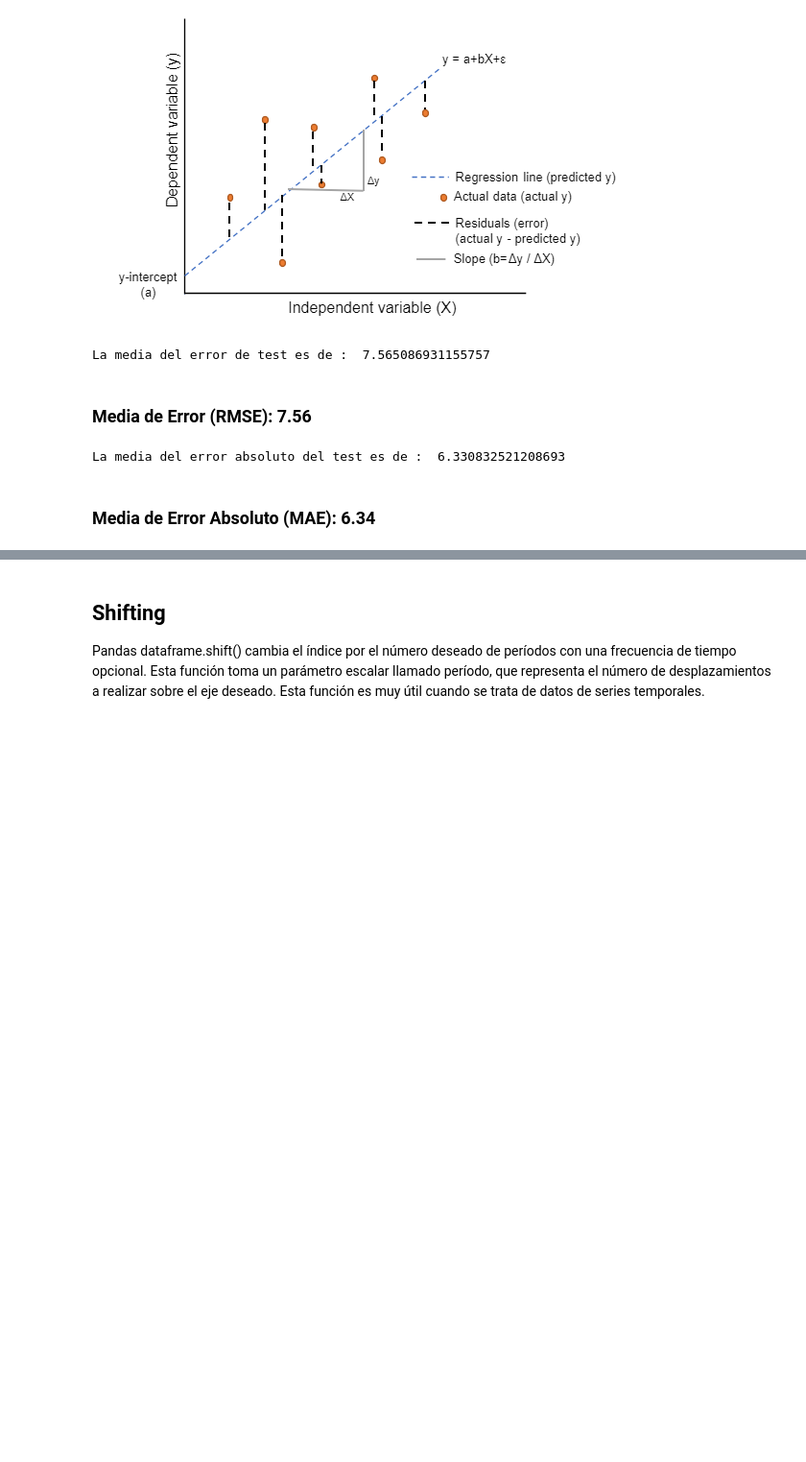
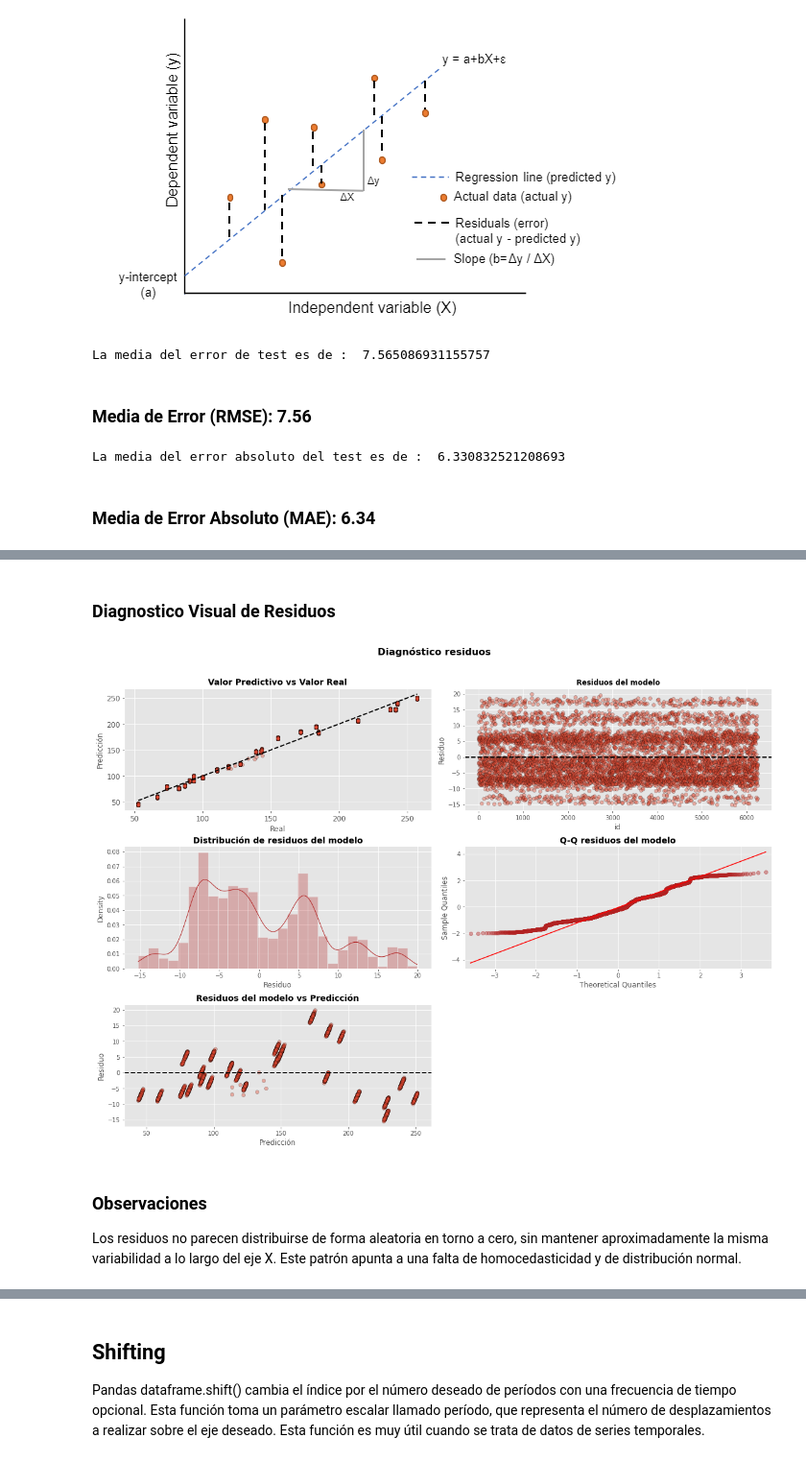
Before and after one commit to RufinoMartin/Coderhouse2021, a Jupyter notebook: Indice_Energetico_Modelo_ML.ipynb, the cells around one changed output, grey strips where cells are left out. Shown at 96% size. Drawn from its saved outputs; the diff is of its cells as text; code cells hidden in the pictures; blank space fills up the shorter version.

```diff
--- a/Indice_Energetico_Modelo_ML.ipynb
+++ b/Indice_Energetico_Modelo_ML.ipynb
@@ -1157,0 +1161,77 @@ Con las nuevas variables añadidas, el modelo ha mejorado sustancialmente:
+# %% [markdown]
+### Diagnostico Visual de Residuos
+# %%
+# Diagnóstico errores (residuos) de las predicciones de entrenamiento
+
+MY2_train = MY2_train.flatten()
+prediccion_train = modelo.predict(exog = MX2_train)
+residuos_train   = prediccion_train - MY2_train
+# %%
+# Gráficos
+
+fig, axes = plt.subplots(nrows=3, ncols=2, figsize=(16, 12))
+
+axes[0, 0].scatter(MY2_train, prediccion_train, edgecolors=(0, 0, 0), alpha = 0.4)
+axes[0, 0].plot([MY2_train.min(), MY2_train.max()], [MY2_train.min(), MY2_train.max()],
+                'k--', color = 'black', lw=2)
+axes[0, 0].set_title('Valor Predictivo vs Valor Real', fontsize = 14, fontweight = "bold")
+axes[0, 0].set_xlabel('Real')
+axes[0, 0].set_ylabel('Predicción')
+axes[0, 0].tick_params(labelsize = 12)
+
+axes[0, 1].scatter(list(range(len(MY2_train))), residuos_train,
+                   edgecolors=(0, 0, 0), alpha = 0.4)
+axes[0, 1].axhline(y = 0, linestyle = '--', color = 'black', lw=2)
+axes[0, 1].set_title('Residuos del modelo', fontsize = 12, fontweight = "bold")
+axes[0, 1].set_xlabel('id')
+axes[0, 1].set_ylabel('Residuo')
+axes[0, 1].tick_params(labelsize = 10)
+
+sns.histplot(
+    data    = residuos_train,
+    stat    = "density",
+    kde     = True,
+    line_kws= {'linewidth': 1},
+    color   = "firebrick",
+    alpha   = 0.3,
+    ax      = axes[1, 0]
+)
+
+axes[1, 0].set_title('Distribución de residuos del modelo', fontsize = 14,
+                     fontweight = "bold")
+axes[1, 0].set_xlabel("Residuo")
+axes[1, 0].tick_params(labelsize = 10)
+
+
+sm.qqplot(
+    residuos_train,
+    fit   = True,
+    line  = 'q',
+    ax    = axes[1, 1],
+    color = 'firebrick',
+    alpha = 0.4,
+    lw    = 2
+)
+axes[1, 1].set_title('Q-Q residuos del modelo', fontsize = 14, fontweight = "bold")
+axes[1, 1].tick_params(labelsize = 10)
+
+axes[2, 0].scatter(prediccion_train, residuos_train,
+                   edgecolors=(0, 0, 0), alpha = 0.4)
+axes[2, 0].axhline(y = 0, linestyle = '--', color = 'black', lw=2)
+axes[2, 0].set_title('Residuos del modelo vs Predicción', fontsize = 14, fontweight = "bold")
+axes[2, 0].set_xlabel('Predicción')
+axes[2, 0].set_ylabel('Residuo')
+axes[2, 0].tick_params(labelsize = 10)
+
+# Se eliminan los axes vacíos
+fig.delaxes(axes[2,1])
+
+fig.tight_layout()
+plt.subplots_adjust(top=0.9)
+fig.suptitle('Diagnóstico residuos', fontsize = 16, fontweight = "bold");
+# %% [output]
+[figure, added]
+# %% [markdown]
+### Observaciones
+
+Los residuos no parecen distribuirse de forma aleatoria en torno a cero, sin mantener aproximadamente la misma variabilidad a lo largo del eje X. Este patrón apunta a una falta de homocedasticidad y de distribución normal.
```
Also changed, not shown: parts of 64 cells of this notebook.
